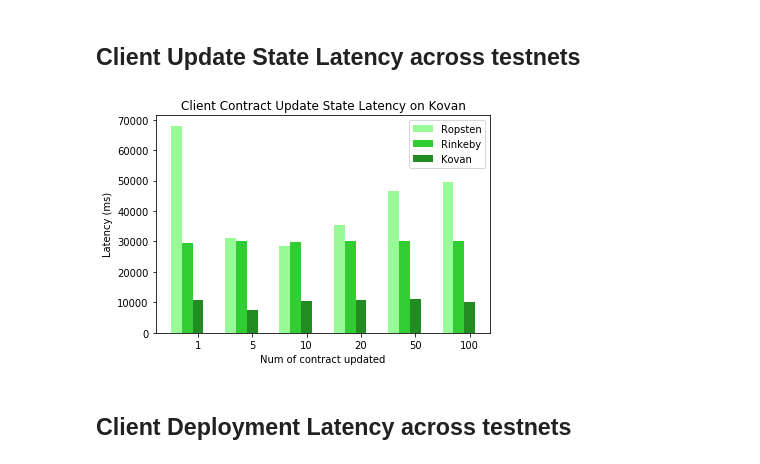
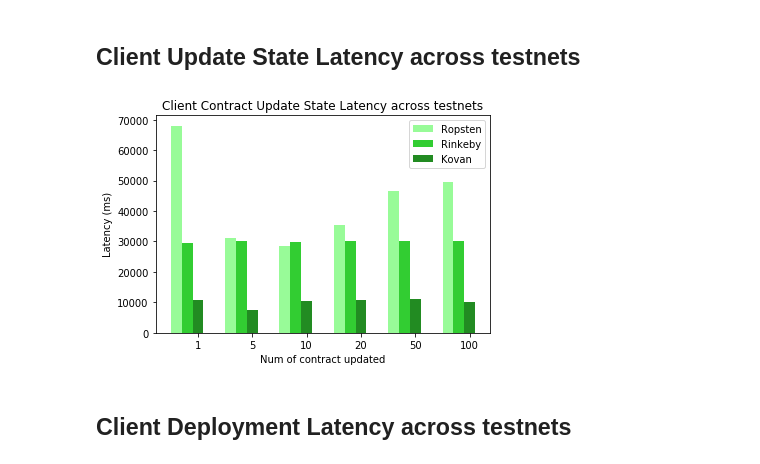
Before and after one commit to Turing-Space/cryBlock-Hierarchical-interactions-between-Ethereum-smart-contracts-across-Testnets, a Jupyter notebook: plot/data_processor.ipynb, the cells around one changed output. Drawn from its saved outputs; the diff is of its cells as text; code cells hidden in the pictures.

Commit message:
update all graphs

```diff
--- a/plot/data_processor.ipynb
+++ b/plot/data_processor.ipynb
@@ -180,16 +180,16 @@ plt.show()
 # %%
 barplotTriple(x_data = CLIENT_STR_1_TO_100
         , y_data_list = [[Data[net][num]['avg'] for num in STR_5_TO_10] for net in TEST_NETS]
         , error_data = "None"
         , x_label = 'Num of contract updated'
         , y_label = 'Latency (ms)'
-        , title = 'Client Contract Update State Latency on ' + net
+        , title = 'Client Contract Update State Latency across testnets'
         , set_color_list = ['palegreen','limegreen','forestgreen']
         , set_width = 0.2
         , set_legend_list = TEST_NETS)
 plt.show()
 # %% [output]
-[figure, old version]
+[figure, new version]
 # %% [markdown]
 ## Client Deployment Latency across testnets
 # %%
```
Also changed, not shown: 14 other files.
